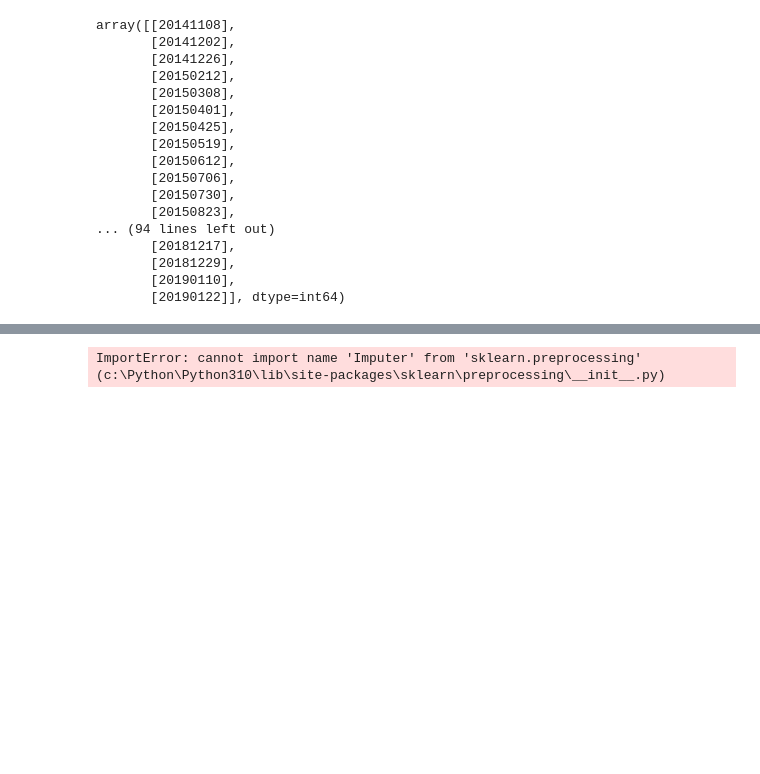
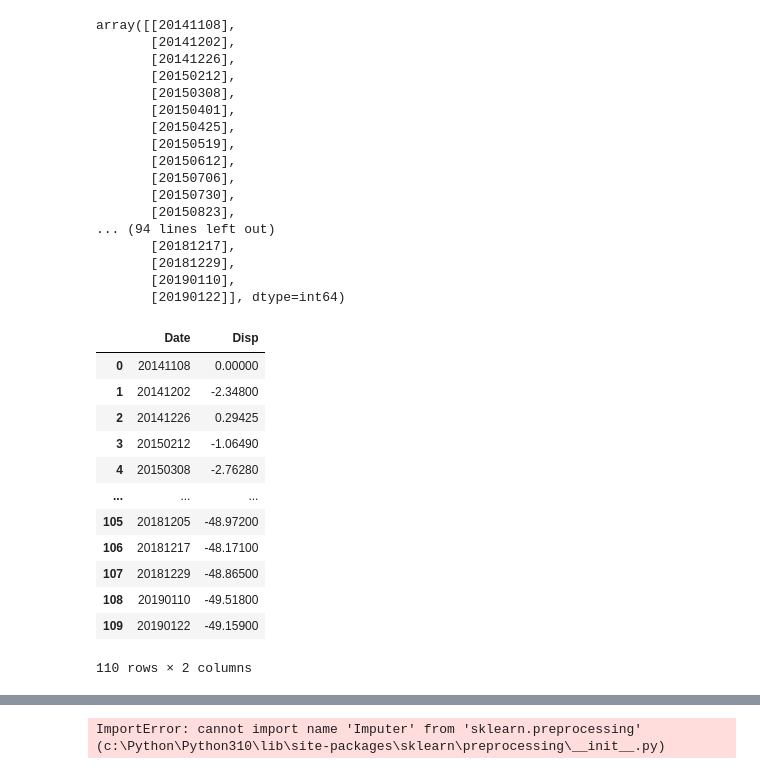
Before and after one commit to JayUpadhyayCS/DSFellowship, a Jupyter notebook: 06292022.ipynb, the cells around one changed output, grey strips where cells are left out. Drawn from its saved outputs; the diff is of its cells as text; code cells hidden in the pictures; blank space fills up the shorter version.

```diff
--- a/06292022.ipynb
+++ b/06292022.ipynb
@@ -78,6 +78,22 @@ array([[20141108],
        [20181229],
        [20190110],
        [20190122]], dtype=int64)
+# %%
+df
+# %% [output]
+|  | Date | Disp |
+| 0 | 20141108 | 0.00000 |
+| 1 | 20141202 | -2.34800 |
+| 2 | 20141226 | 0.29425 |
+| 3 | 20150212 | -1.06490 |
+| 4 | 20150308 | -2.76280 |
+| ... | ... | ... |
+| 105 | 20181205 | -48.97200 |
+| 106 | 20181217 | -48.17100 |
+| 107 | 20181229 | -48.86500 |
+| 108 | 20190110 | -49.51800 |
+| 109 | 20190122 | -49.15900 |
+110 rows × 2 columns
 # %%
 from datetime import timedelta
 import calendar
```
Also changed, not shown: parts of 4 cells of this notebook, 4 other files.
